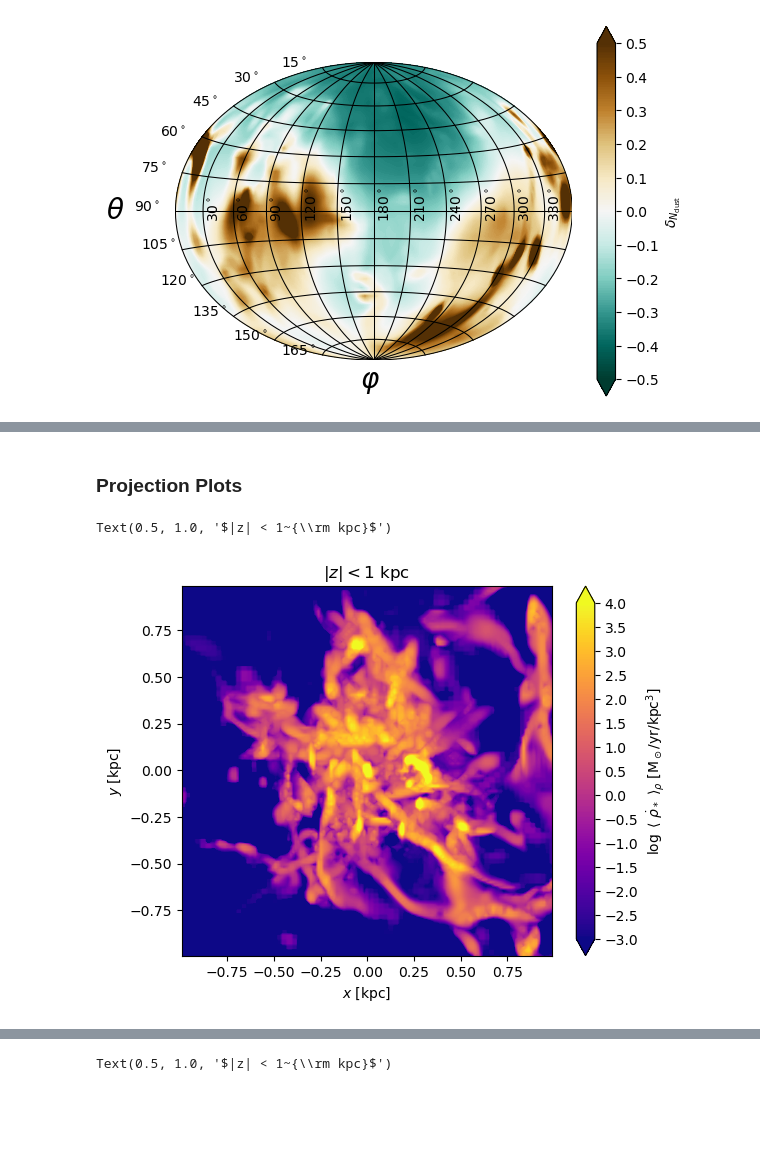
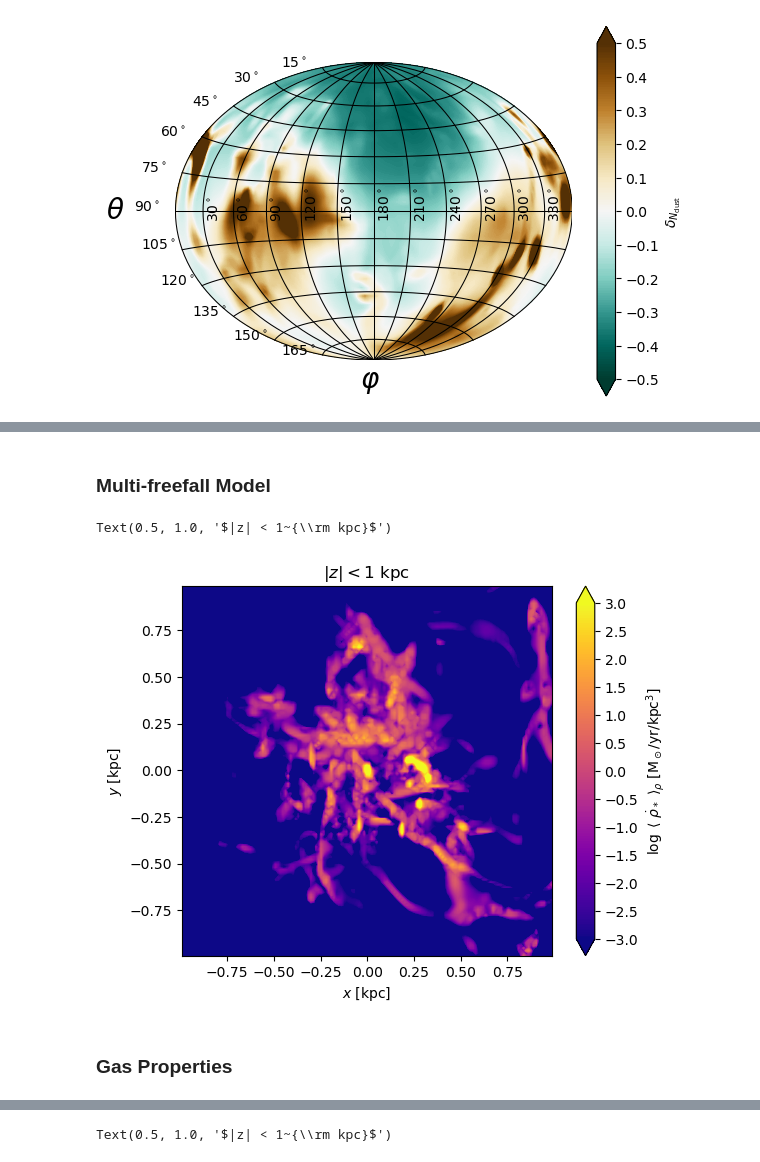
Before and after one commit to zandalman/RAMSES-analysis, a Jupyter notebook: analysis.ipynb, the cells around one changed output, grey strips where cells are left out. Saved outputs shown, nothing was run; the diff lists cells and outputs as text; code cells hidden in the pictures; blank space fills up the shorter version.

```diff
--- a/analysis.ipynb
+++ b/analysis.ipynb
@@ -55,14 +169,16 @@ Text(0.5, 1.0, '$|z| < 1~{\\rm kpc}$')
 # %% [markdown]
-### Projection Plots
+### Multi-freefall Model
 # %%
 slice = Z
 slice_label = ["x", "y", "z"][slice]
 
-sim.plot_slice(sim.SFR_density / (const.M_sol / const.yr / const.kpc**3), (1e-3, 1e4), avg=True, slice=slice, weight=sim.density, project=True, do_log=True, cmap='plasma', cbar_label=r'$\log~\langle~\dot{\rho}_*~\rangle_\rho$ [${\rm M_\odot/yr/kpc^3}$]', cbar_tick_increment=0.5)
+sim.plot_slice(sim.SFR_density / (const.M_sol / const.yr / const.kpc**3), (1e-3, 1e3), avg=True, slice=slice, weight=sim.density, project=True, do_log=True, cmap='plasma', cbar_label=r'$\log~\langle~\dot{\rho}_*~\rangle_\rho$ [${\rm M_\odot/yr/kpc^3}$]', cbar_tick_increment=0.5)
 
 plt.title(r'$|%s| < 1~{\rm kpc}$' % slice_label)
 
 # sim.save_fig("SFR-proj-%s" % slice_label)
 # %% [output]
 Text(0.5, 1.0, '$|z| < 1~{\\rm kpc}$')
-[figure, old version]
+[figure, new version]
+# %% [markdown]
+### Gas Properties
```
Also changed, not shown: parts of 39 cells of this notebook, 2 other files.
